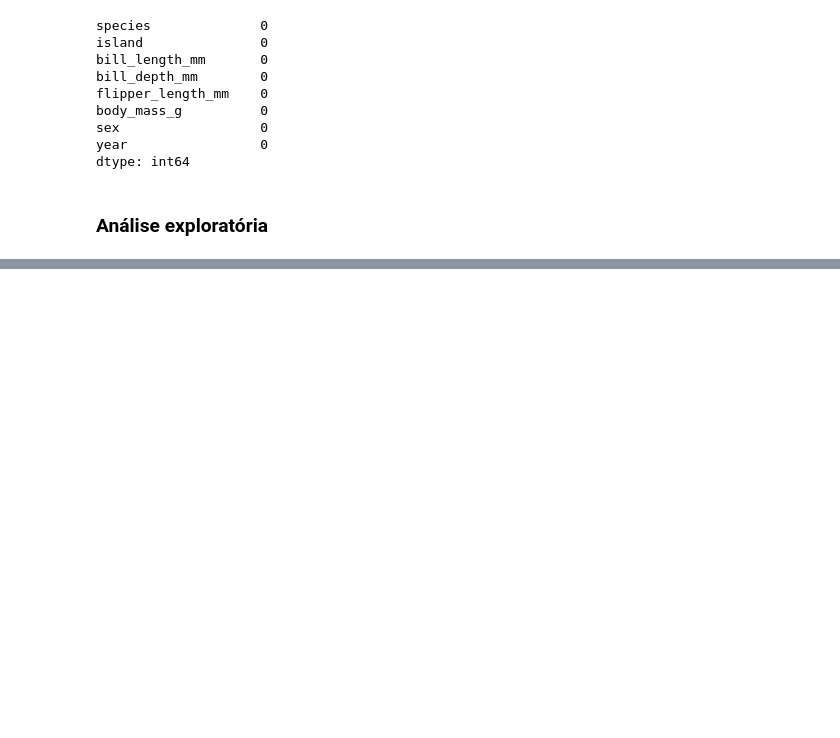
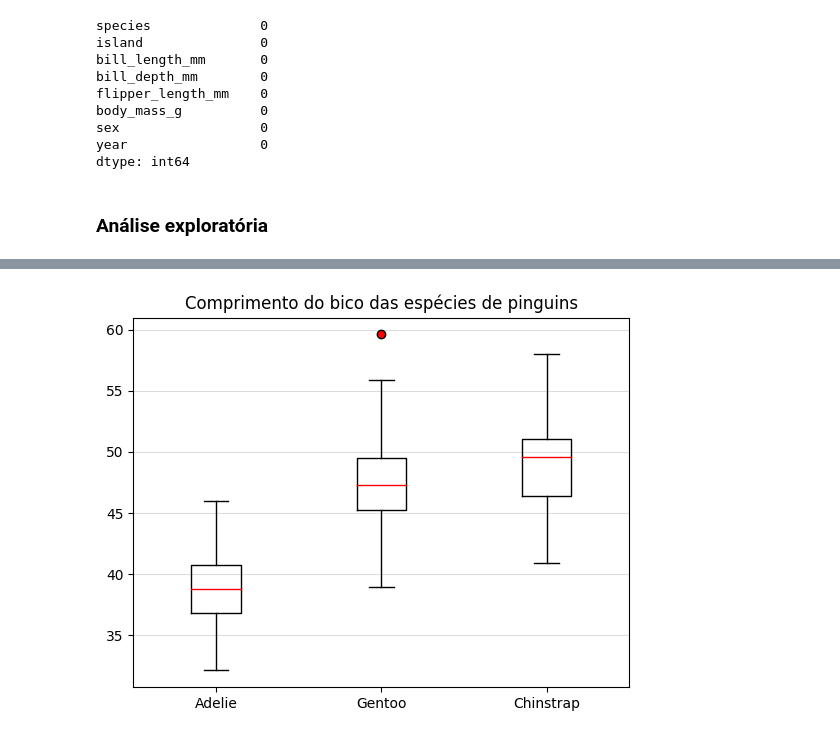
Before and after one commit to carolysg/projeto-pinguins, a Jupyter notebook: penguins.ipynb, the cells around one changed output, grey strips where cells are left out. Cells and saved outputs as stored; diff of their text form; code cells hidden in the pictures; blank space fills up the shorter version.

Commit message:
Boxplots

```diff
--- a/penguins.ipynb
+++ b/penguins.ipynb
@@ -229,0 +258,11 @@ dtype: int64
+# %%
+# Boxplot de bill_length_mm
+bill_lenght = [df.loc[df['species']=='Adelie','bill_length_mm'], df.loc[df['species']=='Gentoo','bill_length_mm'], df.loc[df['species']=='Chinstrap','bill_length_mm']]
+fig1, ax1 = plt.subplots()
+ax1.set_title('Comprimento do bico das espécies de pinguins')
+ax1.boxplot(bill_lenght, medianprops=dict(color='red'), flierprops=dict(markerfacecolor = 'red'))
+ax1.set_xticks([1,2,3], labels=['Adelie', 'Gentoo', 'Chinstrap'])
+ax1.yaxis.grid(True, color='gainsboro')
+plt.show()
+# %% [output]
+[figure, added]
```
Also changed, not shown: parts of 8 cells of this notebook.
